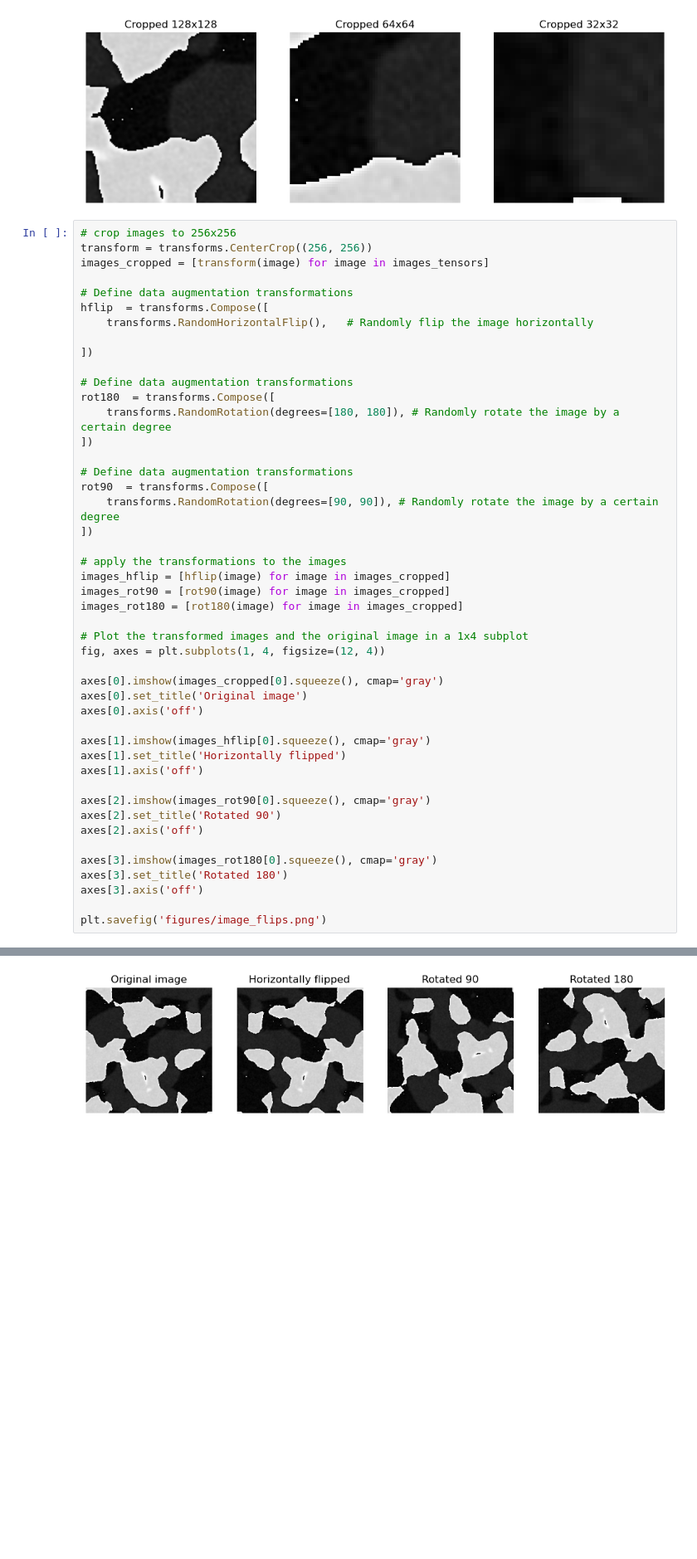
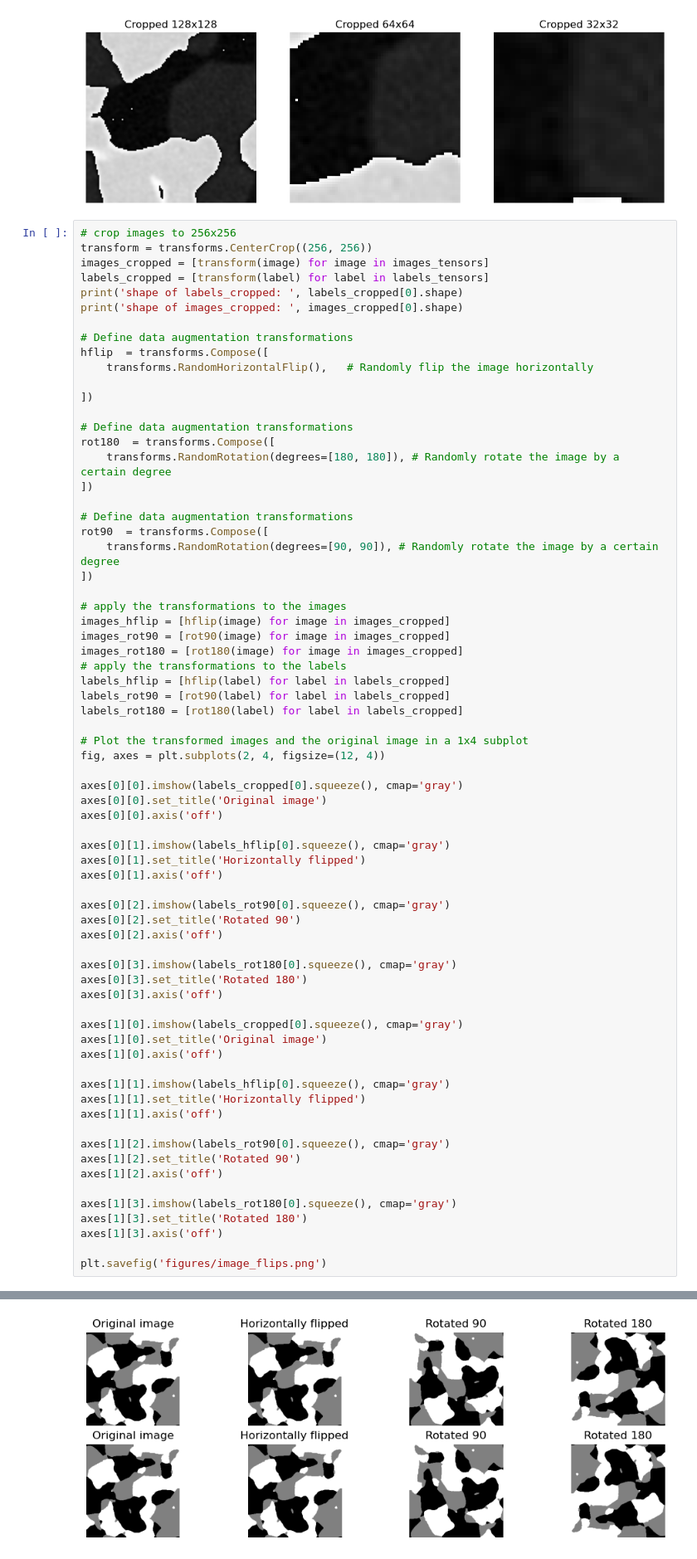
Before and after one commit to jlouvis/Deep-Learning, a Jupyter notebook: Assignment_X_Rays.ipynb, the cells around one changed output, grey strips where cells are left out. Shown at 83% size. Cells and saved outputs as stored; diff of their text form; blank space fills up the shorter version.

Commit message:
rotating images

```diff
--- a/Assignment_X_Rays.ipynb
+++ b/Assignment_X_Rays.ipynb
@@ -305,6 +306,9 @@ plt.show()
 # crop images to 256x256
 transform = transforms.CenterCrop((256, 256))
 images_cropped = [transform(image) for image in images_tensors]
+labels_cropped = [transform(label) for label in labels_tensors]
+print('shape of labels_cropped: ', labels_cropped[0].shape)
+print('shape of images_cropped: ', images_cropped[0].shape)
 
 # Define data augmentation transformations
 hflip  = transforms.Compose([
@@ -326,25 +330,45 @@ rot90  = transforms.Compose([
 images_hflip = [hflip(image) for image in images_cropped]
 images_rot90 = [rot90(image) for image in images_cropped]
 images_rot180 = [rot180(image) for image in images_cropped]
+# apply the transformations to the labels
+labels_hflip = [hflip(label) for label in labels_cropped]
+labels_rot90 = [rot90(label) for label in labels_cropped]
+labels_rot180 = [rot180(label) for label in labels_cropped]
 
 # Plot the transformed images and the original image in a 1x4 subplot
-fig, axes = plt.subplots(1, 4, figsize=(12, 4))
+fig, axes = plt.subplots(2, 4, figsize=(12, 4))
 
-axes[0].imshow(images_cropped[0].squeeze(), cmap='gray')
-axes[0].set_title('Original image')
-axes[0].axis('off')
+axes[0][0].imshow(labels_cropped[0].squeeze(), cmap='gray')
+axes[0][0].set_title('Original image')
+axes[0][0].axis('off')
 
-axes[1].imshow(images_hflip[0].squeeze(), cmap='gray')
-axes[1].set_title('Horizontally flipped')
-axes[1].axis('off')
+axes[0][1].imshow(labels_hflip[0].squeeze(), cmap='gray')
+axes[0][1].set_title('Horizontally flipped')
+axes[0][1].axis('off')
 
-axes[2].imshow(images_rot90[0].squeeze(), cmap='gray')
-axes[2].set_title('Rotated 90')
-axes[2].axis('off')
+axes[0][2].imshow(labels_rot90[0].squeeze(), cmap='gray')
+axes[0][2].set_title('Rotated 90')
+axes[0][2].axis('off')
 
-axes[3].imshow(images_rot180[0].squeeze(), cmap='gray')
-axes[3].set_title('Rotated 180')
-axes[3].axis('off')
+axes[0][3].imshow(labels_rot180[0].squeeze(), cmap='gray')
+axes[0][3].set_title('Rotated 180')
+axes[0][3].axis('off')
+
+axes[1][0].imshow(labels_cropped[0].squeeze(), cmap='gray')
+axes[1][0].set_title('Original image')
+axes[1][0].axis('off')
+
+axes[1][1].imshow(labels_hflip[0].squeeze(), cmap='gray')
+axes[1][1].set_title('Horizontally flipped')
+axes[1][1].axis('off')
+
+axes[1][2].imshow(labels_rot90[0].squeeze(), cmap='gray')
+axes[1][2].set_title('Rotated 90')
+axes[1][2].axis('off')
+
+axes[1][3].imshow(labels_rot180[0].squeeze(), cmap='gray')
+axes[1][3].set_title('Rotated 180')
+axes[1][3].axis('off')
 
 plt.savefig('figures/image_flips.png')
 # %% [output]
@@ -351,4 +377,4 @@ plt.savefig('figures/image_flips.png')
-[figure, old version]
+[figure, new version]
 # %% [markdown]
 ## Build U-Net Model
 
```
Also changed, not shown: parts of 3 cells of this notebook, 1 other file.
